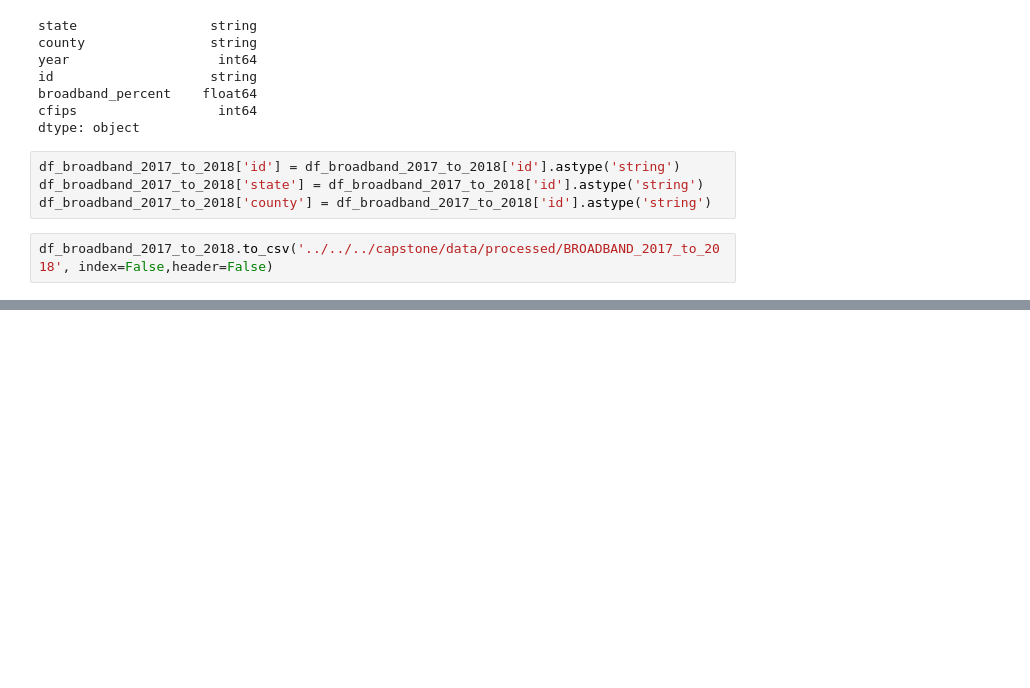
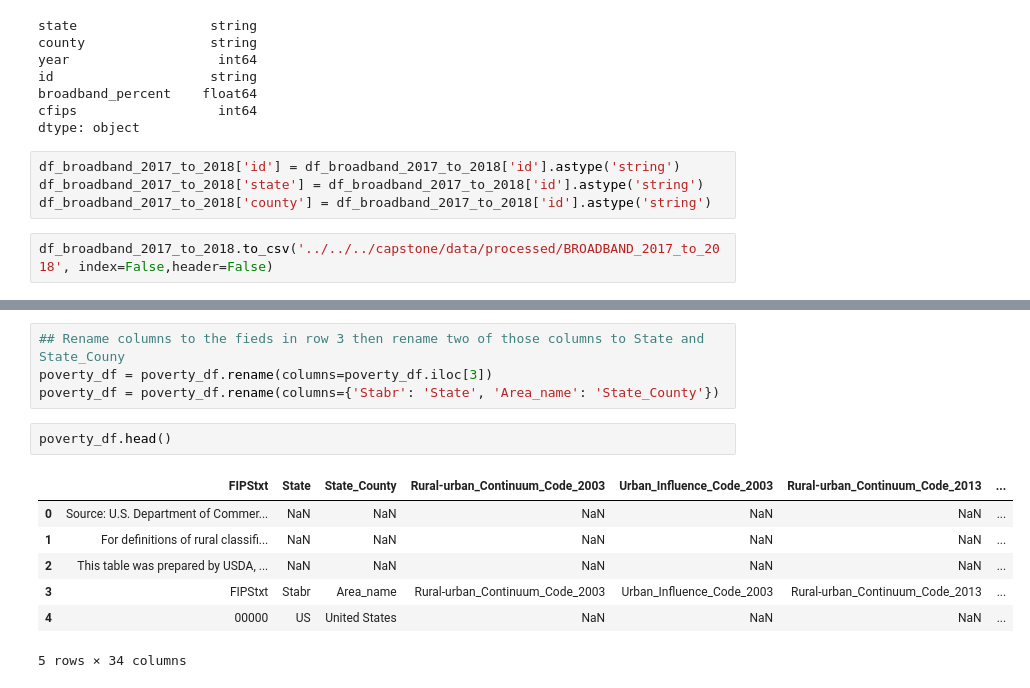
Before and after one commit to ChrxsCrxss/DS4A-Capstone, a Jupyter notebook: notebooks/sandbox/chris_sandbox.ipynb, the cells around one changed output, grey strips where cells are left out. Saved outputs shown, nothing was run; the diff lists cells and outputs as text; blank space fills up the shorter version.

```diff
--- a/notebooks/sandbox/chris_sandbox.ipynb
+++ b/notebooks/sandbox/chris_sandbox.ipynb
@@ -69,0 +87,14 @@ df_broadband_2017_to_2018.to_csv('../../../capstone/data/processed/BROADBAND_201
+# %%
+## Rename columns to the fieds in row 3 then rename two of those columns to State and State_Couny
+poverty_df = poverty_df.rename(columns=poverty_df.iloc[3])
+poverty_df = poverty_df.rename(columns={'Stabr': 'State', 'Area_name': 'State_County'})
+# %%
+poverty_df.head()
+# %% [output]
+|  | FIPStxt | State | State_County | Rural-urban_Continuum_Code_2003 | Urban_Influence_Code_2003 | Rural-urban_Continuum_Code_2013 | ... |
+| 0 | Source: U.S. Department of Commer... | NaN | NaN | NaN | NaN | NaN | ... |
+| 1 | For definitions of rural classifi... | NaN | NaN | NaN | NaN | NaN | ... |
+| 2 | This table was prepared by USDA, ... | NaN | NaN | NaN | NaN | NaN | ... |
+| 3 | FIPStxt | Stabr | Area_name | Rural-urban_Continuum_Code_2003 | Urban_Influence_Code_2003 | Rural-urban_Continuum_Code_2013 | ... |
+| 4 | 00000 | US | United States | NaN | NaN | NaN | ... |
+5 rows × 34 columns
```
Also changed, not shown: parts of 8 cells of this notebook, 5 other files.
